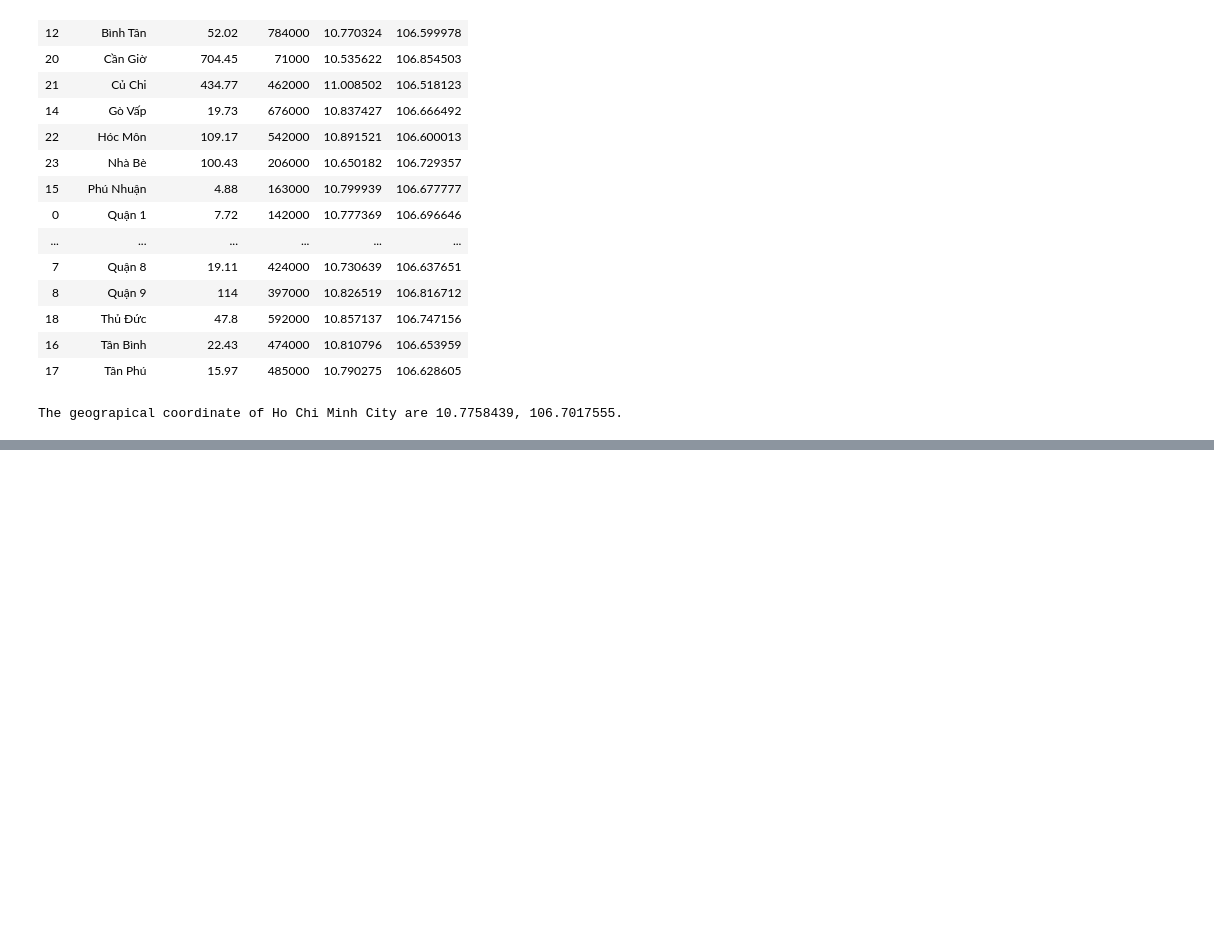
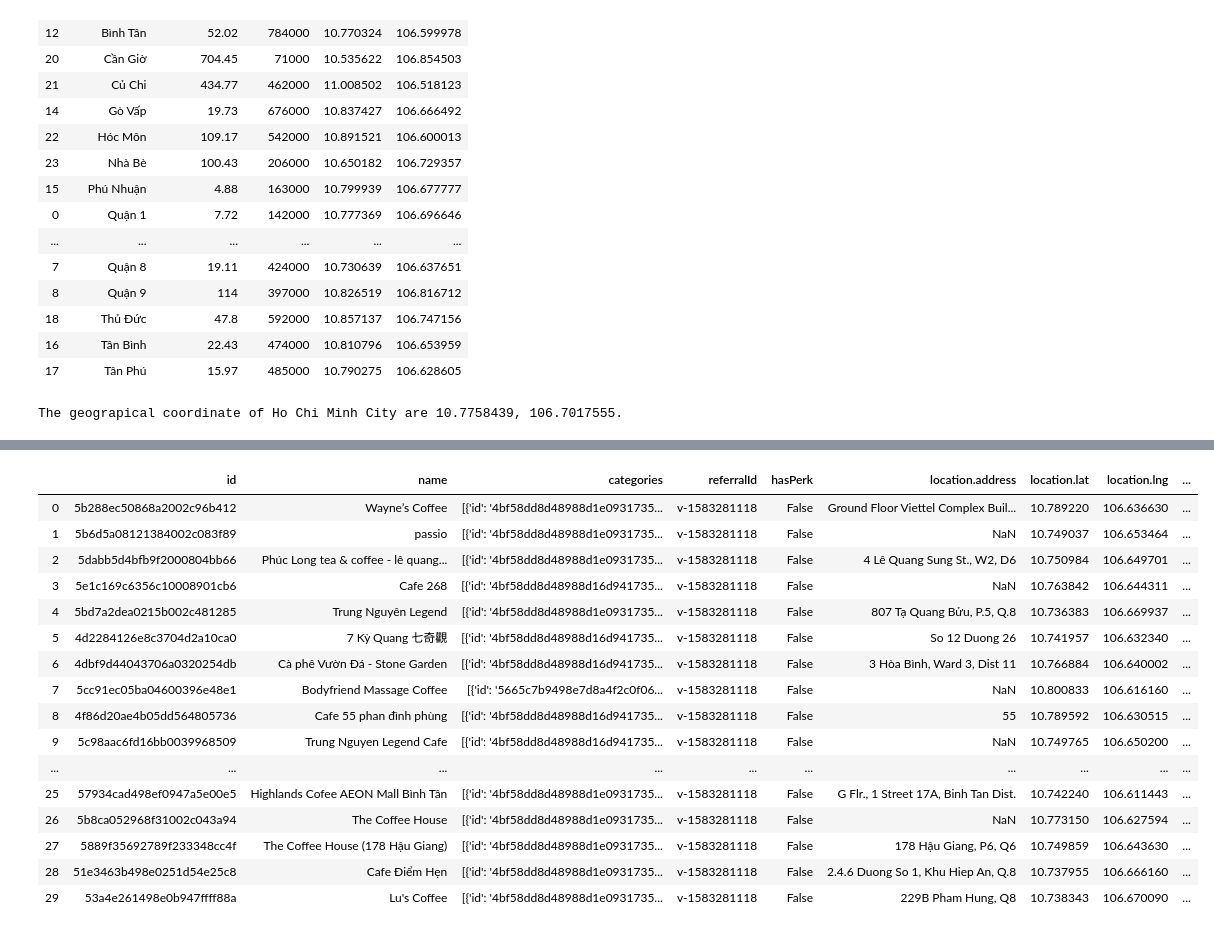
Before and after one commit to giahuy9751990/Coursera_Capstone, a Jupyter notebook: Coursera Week 1 Capstone.ipynb, the cells around one changed output, grey strips where cells are left out. Cells and saved outputs as stored; diff of their text form; code cells hidden in the pictures; blank space fills up the shorter version.

```diff
--- a/Coursera Week 1 Capstone.ipynb
+++ b/Coursera Week 1 Capstone.ipynb
@@ -190,0 +194,15 @@ m
+# %%
+# type your answer here
+def get_foursquare_url(cl_id,cl_se,ver,lat,long,radius):
+    url = 'https://api.foursquare.com/v2/venues/search?&client_id={}&client_secret={}&v={}&ll={},{}&radius={}&categoryId=4bf58dd8d48988d1e0931735,5665c7b9498e7d8a4f2c0f06,5e18993feee47d000759b256,4bf58dd8d48988d1a1941735,4bf58dd8d48988d128941735,4bf58dd8d48988d16d941735,54135bf5e4b08f3d2429dfe7,56aa371be4b08b9a8d573508,54f4ba06498e2cf5561da814,4bf58dd8d48988d18d941735,4bf58dd8d48988d1f0941735'.format(
+        CLIENT_ID,
+        CLIENT_SECRET,
+        VERSION,
+        lat,
+        long,
+        radius,
+        )
+    return url
+# %%
+results = requests.get(get_foursquare_url(CLIENT_ID,CLIENT_SECRET,VERSION,10.724583,106.575197,8960)).json()
+results
@@ -190,0 +247,24 @@ m
+# %%
+venue = results['response']['venues']
+# %%
+nearby_venues = json_normalize(venue)
+# %%
+nearby_venues
+# %% [output]
+|  | id | name | categories | referralId | hasPerk | location.address | location.lat | location.lng | ... |
+| 0 | 5b288ec50868a2002c96b412 | Wayne’s Coffee | [{'id': '4bf58dd8d48988d1e0931735... | v-1583281118 | False | Ground Floor Viettel Complex Buil... | 10.789220 | 106.636630 | ... |
+| 1 | 5b6d5a08121384002c083f89 | passio | [{'id': '4bf58dd8d48988d1e0931735... | v-1583281118 | False | NaN | 10.749037 | 106.653464 | ... |
+| 2 | 5dabb5d4bfb9f2000804bb66 | Phúc Long tea & coffee - lê quang... | [{'id': '4bf58dd8d48988d1e0931735... | v-1583281118 | False | 4 Lê Quang Sung St., W2, D6 | 10.750984 | 106.649701 | ... |
+| 3 | 5e1c169c6356c10008901cb6 | Cafe 268 | [{'id': '4bf58dd8d48988d16d941735... | v-1583281118 | False | NaN | 10.763842 | 106.644311 | ... |
+| 4 | 5bd7a2dea0215b002c481285 | Trung Nguyên Legend | [{'id': '4bf58dd8d48988d1e0931735... | v-1583281118 | False | 807 Tạ Quang Bửu, P.5, Q.8 | 10.736383 | 106.669937 | ... |
+| 5 | 4d2284126e8c3704d2a10ca0 | 7 Kỳ Quang 七奇觀 | [{'id': '4bf58dd8d48988d16d941735... | v-1583281118 | False | So 12 Duong 26 | 10.741957 | 106.632340 | ... |
+| 6 | 4dbf9d44043706a0320254db | Cà phê Vườn Đá - Stone Garden | [{'id': '4bf58dd8d48988d16d941735... | v-1583281118 | False | 3 Hòa Bình, Ward 3, Dist 11 | 10.766884 | 106.640002 | ... |
+| 7 | 5cc91ec05ba04600396e48e1 | Bodyfriend Massage Coffee | [{'id': '5665c7b9498e7d8a4f2c0f06... | v-1583281118 | False | NaN | 10.800833 | 106.616160 | ... |
+| 8 | 4f86d20ae4b05dd564805736 | Cafe 55 phan đình phùng | [{'id': '4bf58dd8d48988d16d941735... | v-1583281118 | False | 55 | 10.789592 | 106.630515 | ... |
+| 9 | 5c98aac6fd16bb0039968509 | Trung Nguyen Legend Cafe | [{'id': '4bf58dd8d48988d16d941735... | v-1583281118 | False | NaN | 10.749765 | 106.650200 | ... |
+| ... | ... | ... | ... | ... | ... | ... | ... | ... | ... |
+| 25 | 57934cad498ef0947a5e00e5 | Highlands Cofee AEON Mall Bình Tân | [{'id': '4bf58dd8d48988d1e0931735... | v-1583281118 | False | G Flr., 1 Street 17A, Binh Tan Dist. | 10.742240 | 106.611443 | ... |
+| 26 | 5b8ca052968f31002c043a94 | The Coffee House | [{'id': '4bf58dd8d48988d1e0931735... | v-1583281118 | False | NaN | 10.773150 | 106.627594 | ... |
+| 27 | 5889f35692789f233348cc4f | The Coffee House (178 Hậu Giang) | [{'id': '4bf58dd8d48988d1e0931735... | v-1583281118 | False | 178 Hậu Giang, P6, Q6 | 10.749859 | 106.643630 | ... |
+| 28 | 51e3463b498e0251d54e25c8 | Cafe Điểm Hẹn | [{'id': '4bf58dd8d48988d1e0931735... | v-1583281118 | False | 2.4.6 Duong So 1, Khu Hiep An, Q.8 | 10.737955 | 106.666160 | ... |
+| 29 | 53a4e261498e0b947ffff88a | Lu's Coffee | [{'id': '4bf58dd8d48988d1e0931735... | v-1583281118 | False | 229B Pham Hung, Q8 | 10.738343 | 106.670090 | ... |
```
Also changed, not shown: parts of 6 cells of this notebook.
